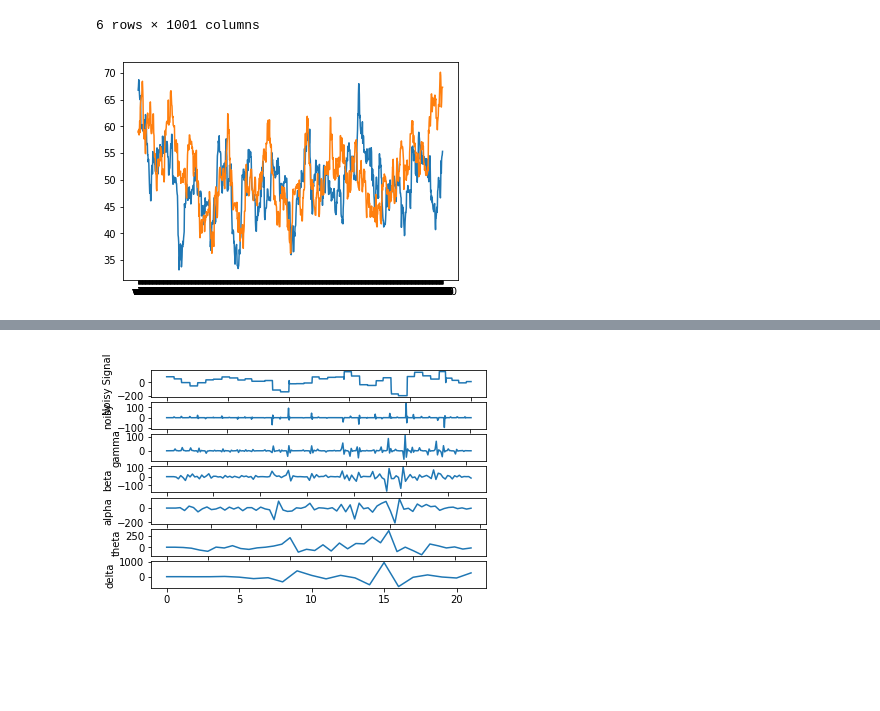
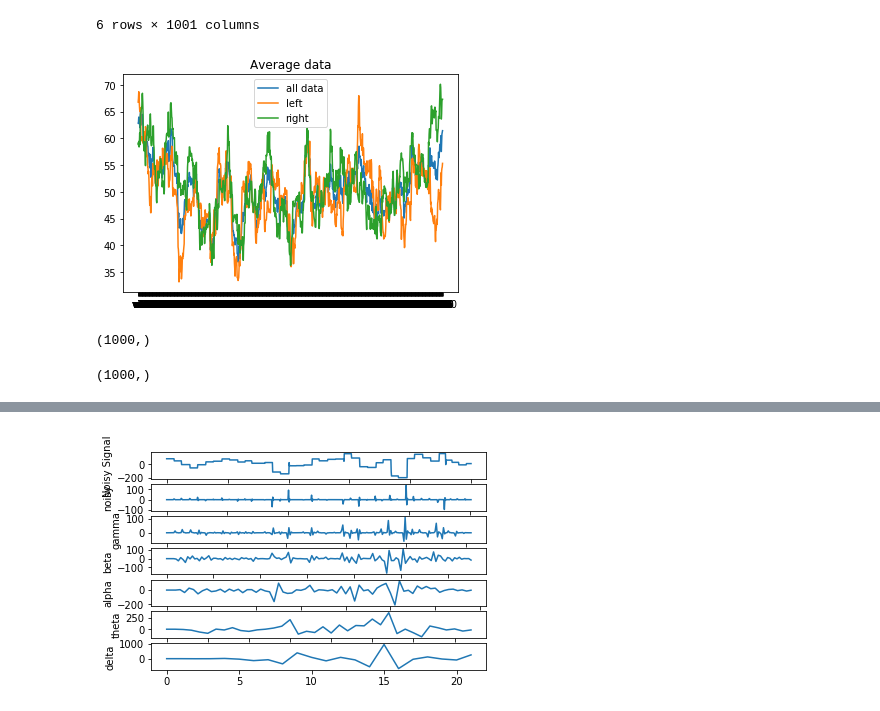
Before and after one commit to sytzewest/EEG-RobotArm-ProjectInnovate, a Jupyter notebook: Processing/EEG.ipynb, the cells around one changed output, grey strips where cells are left out. Saved outputs shown, nothing was run; the diff lists cells and outputs as text; code cells hidden in the pictures; blank space fills up the shorter version.

```diff
--- a/Processing/EEG.ipynb
+++ b/Processing/EEG.ipynb
@@ -16,22 +16,33 @@ df.head(6)
 # %%
 rdf = df.drop(['label'], axis=1)
 lrdf = rdf[df.label=='left']
 rrdf = rdf[df.label=='right']
+rdfm = rdf.mean(axis=0)
 lrdfm = lrdf.mean(axis=0)
 rrdfm = rrdf.mean(axis=0)
-plt.plot(lrdfm)
-plt.plot(rrdfm)
+plt.plot(rdfm, label="all data")
+plt.plot(lrdfm, label="left")
+plt.plot(rrdfm, label="right")
+plt.legend()
+plt.title("Average data")
 plt.show()
 # %% [output]
-[figure, old version]
+[figure, new version]
 # %%
 import numpy as np
 # %%
 x = np.array([])
-input = rdf.iloc[0]
+input = rdf.iloc[50]
+print (input.shape)
+# %% [output]
+(1000,)
 # %%
 for e in input:
     x = np.append(x, int(e))
+
+print (x.shape)
+# %% [output]
+(1000,)
 # %%
 ff = np.fft.fft(x)
 plt.plot(ff)
```
Also changed, not shown: parts of 16 cells of this notebook.
